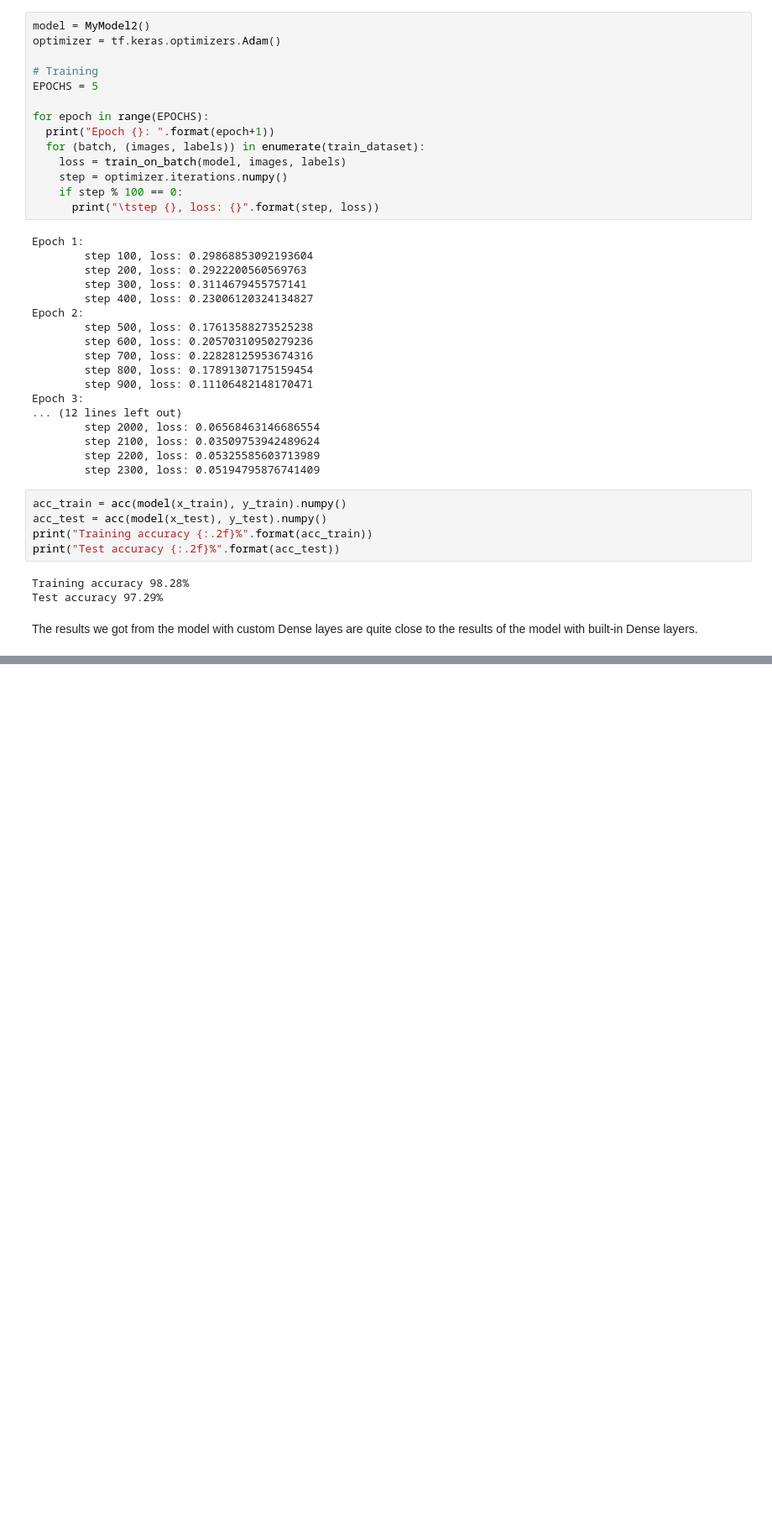
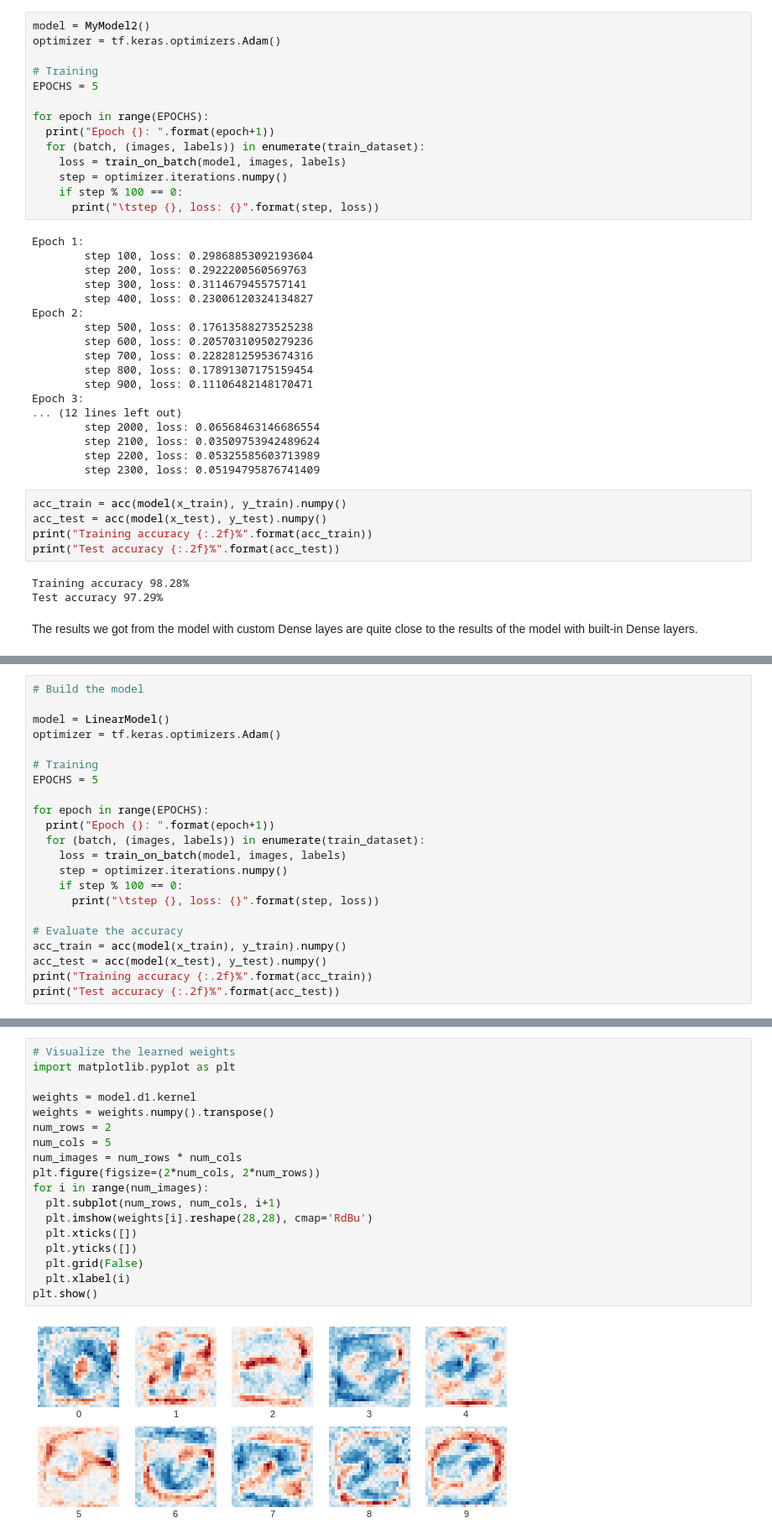
Before and after one commit to TIANBOQIU/AppliedDeepLearning, a Jupyter notebook: EC_HW1.ipynb, the cells around one changed output, grey strips where cells are left out. Shown: that part at 84% size. Drawn from its saved outputs; the diff is of its cells as text; blank space fills up the shorter version.

```diff
--- a/EC_HW1.ipynb
+++ b/EC_HW1.ipynb
@@ -331,0 +410,22 @@ The results we got from the model with custom Dense layes are quite close to the
+# %%
+# Build the model
+
+model = LinearModel()
+optimizer = tf.keras.optimizers.Adam()
+
+# Training
+EPOCHS = 5
+
+for epoch in range(EPOCHS):
+  print("Epoch {}: ".format(epoch+1))
+  for (batch, (images, labels)) in enumerate(train_dataset):
+    loss = train_on_batch(model, images, labels)
+    step = optimizer.iterations.numpy()
+    if step % 100 == 0:
+      print("\tstep {}, loss: {}".format(step, loss))
+
+# Evaluate the accuracy
+acc_train = acc(model(x_train), y_train).numpy()
+acc_test = acc(model(x_test), y_test).numpy()
+print("Training accuracy {:.2f}%".format(acc_train))
+print("Test accuracy {:.2f}%".format(acc_test))
@@ -331,0 +450,20 @@ The results we got from the model with custom Dense layes are quite close to the
+# %%
+# Visualize the learned weights
+import matplotlib.pyplot as plt
+
+weights = model.d1.kernel
+weights = weights.numpy().transpose()
+num_rows = 2
+num_cols = 5
+num_images = num_rows * num_cols
+plt.figure(figsize=(2*num_cols, 2*num_rows))
+for i in range(num_images):
+  plt.subplot(num_rows, num_cols, i+1)
+  plt.imshow(weights[i].reshape(28,28), cmap='RdBu')
+  plt.xticks([])
+  plt.yticks([])
+  plt.grid(False)
+  plt.xlabel(i)
+plt.show()
+# %% [output]
+[figure, added]
```
Also changed, not shown: parts of 4 cells of this notebook.
